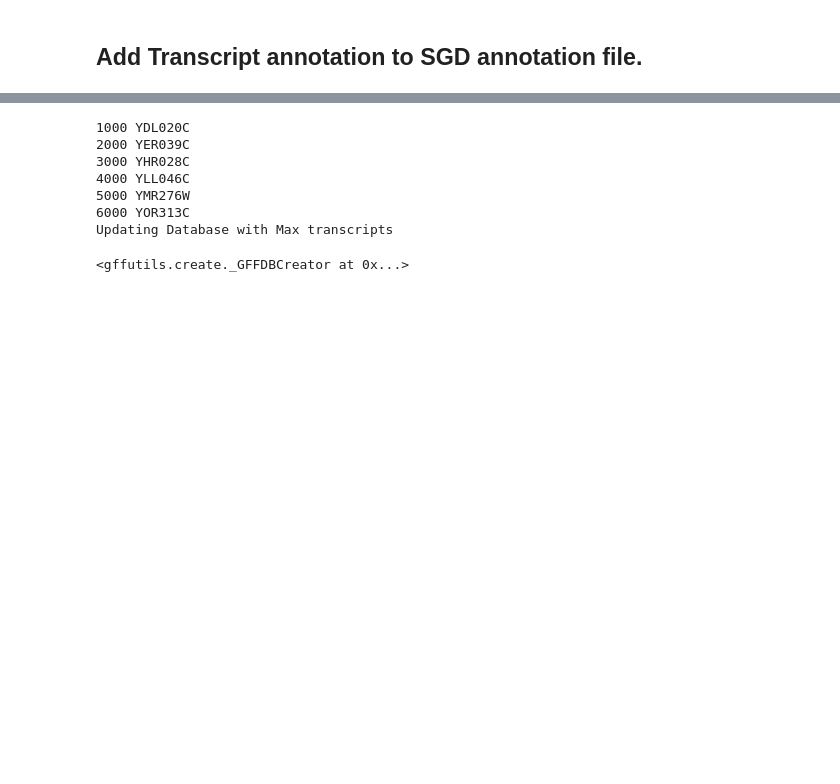
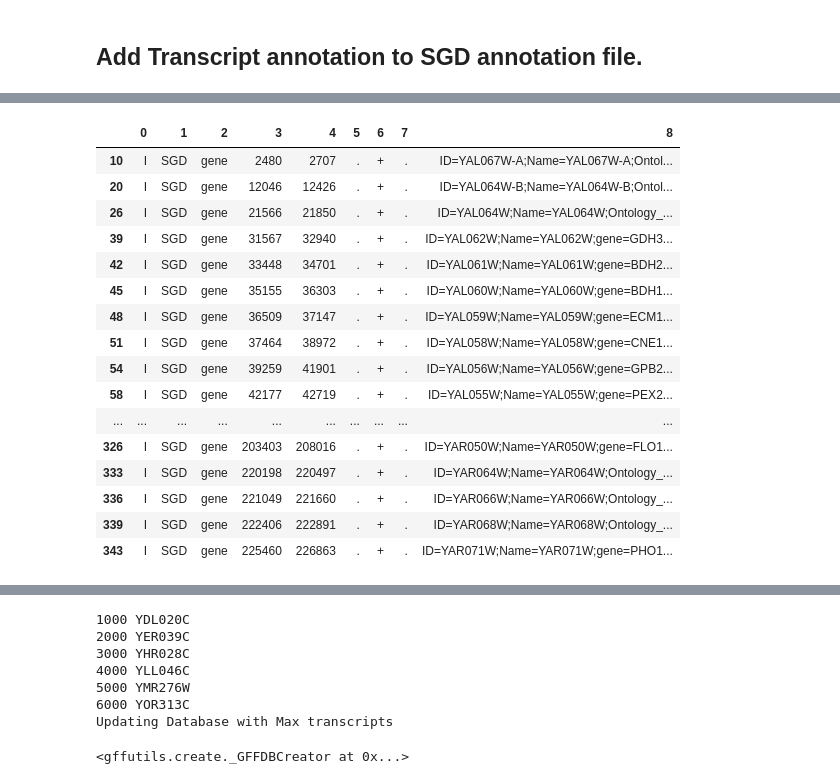
Before and after one commit to heineike02/UTR_annotation, a Jupyter notebook: UTR_annotation/Scer_utr_annotation_tif.ipynb, the cells around one changed output, grey strips where cells are left out. Saved outputs shown, nothing was run; the diff lists cells and outputs as text; code cells hidden in the pictures; blank space fills up the shorter version.

```diff
--- a/UTR_annotation/Scer_utr_annotation_tif.ipynb
+++ b/UTR_annotation/Scer_utr_annotation_tif.ipynb
@@ -293,0 +361,12 @@ orig_gff_db.conn.close()
+# %%
+#Build dictionary keying gene to the coordinate of the next CDS on the same strand to define a maximum intergenic region
+unique_ids_table = pd.read_table(genome_assy_dir+os.sep + sc_ref_base + '_unique_ids.gff', header=None, skiprows=1)
+chrms = list(set(unique_ids_table[0]))
+strands = ['+','-']
+
+chrm_table = unique_ids_table[unique_ids_table[2]=='chromosome']
+chrm_len_dict = dict(zip(chrm_table[0],chrm_table[4]))
+
+unique_ids_table_genes = unique_ids_table[unique_ids_table[2]=='gene'].copy()
+# for chrm in chrms:
+#     for strand in strands:
@@ -294,3 +501,24 @@ orig_gff_db.conn.close()
+# %%
+
+unique_ids_table[(unique_ids_table[0]==chrm) & (unique_ids_table[2]=='gene') & (unique_ids_table[6]==strand)]
+# %% [output]
+|  | 0 | 1 | 2 | 3 | 4 | 5 | 6 | 7 | 8 |
+| 10 | I | SGD | gene | 2480 | 2707 | . | + | . | ID=YAL067W-A;Name=YAL067W-A;Ontol... |
+| 20 | I | SGD | gene | 12046 | 12426 | . | + | . | ID=YAL064W-B;Name=YAL064W-B;Ontol... |
+| 26 | I | SGD | gene | 21566 | 21850 | . | + | . | ID=YAL064W;Name=YAL064W;Ontology_... |
+| 39 | I | SGD | gene | 31567 | 32940 | . | + | . | ID=YAL062W;Name=YAL062W;gene=GDH3... |
+| 42 | I | SGD | gene | 33448 | 34701 | . | + | . | ID=YAL061W;Name=YAL061W;gene=BDH2... |
+| 45 | I | SGD | gene | 35155 | 36303 | . | + | . | ID=YAL060W;Name=YAL060W;gene=BDH1... |
+| 48 | I | SGD | gene | 36509 | 37147 | . | + | . | ID=YAL059W;Name=YAL059W;gene=ECM1... |
+| 51 | I | SGD | gene | 37464 | 38972 | . | + | . | ID=YAL058W;Name=YAL058W;gene=CNE1... |
+| 54 | I | SGD | gene | 39259 | 41901 | . | + | . | ID=YAL056W;Name=YAL056W;gene=GPB2... |
+| 58 | I | SGD | gene | 42177 | 42719 | . | + | . | ID=YAL055W;Name=YAL055W;gene=PEX2... |
+| ... | ... | ... | ... | ... | ... | ... | ... | ... | ... |
+| 326 | I | SGD | gene | 203403 | 208016 | . | + | . | ID=YAR050W;Name=YAR050W;gene=FLO1... |
+| 333 | I | SGD | gene | 220198 | 220497 | . | + | . | ID=YAR064W;Name=YAR064W;Ontology_... |
+| 336 | I | SGD | gene | 221049 | 221660 | . | + | . | ID=YAR066W;Name=YAR066W;Ontology_... |
+| 339 | I | SGD | gene | 222406 | 222891 | . | + | . | ID=YAR068W;Name=YAR068W;Ontology_... |
+| 343 | I | SGD | gene | 225460 | 226863 | . | + | . | ID=YAR071W;Name=YAR071W;gene=PHO1... |
 # %%
 #merges two gtf files and outputs to new file
 
```
Also changed, not shown: parts of 27 cells of this notebook, 4 other files.
